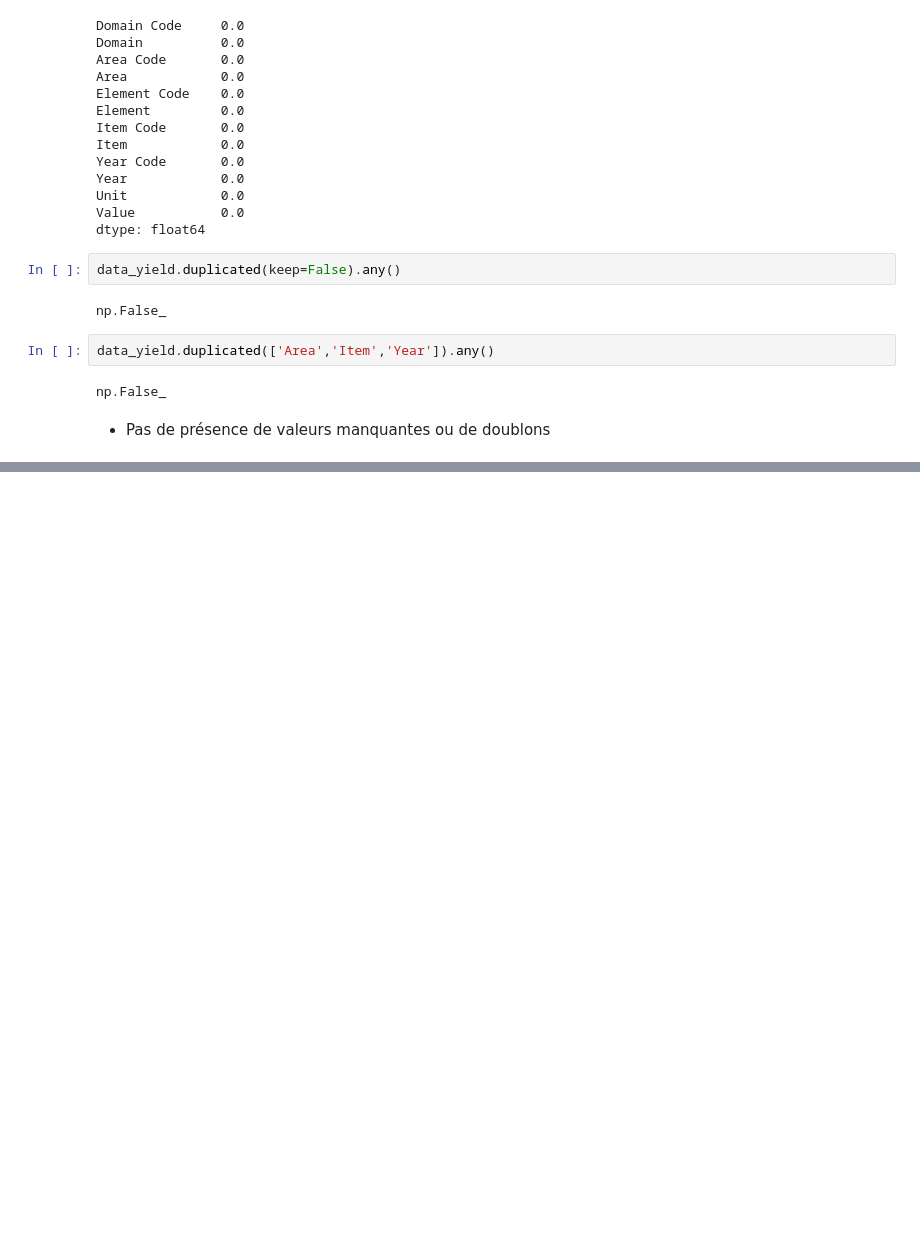
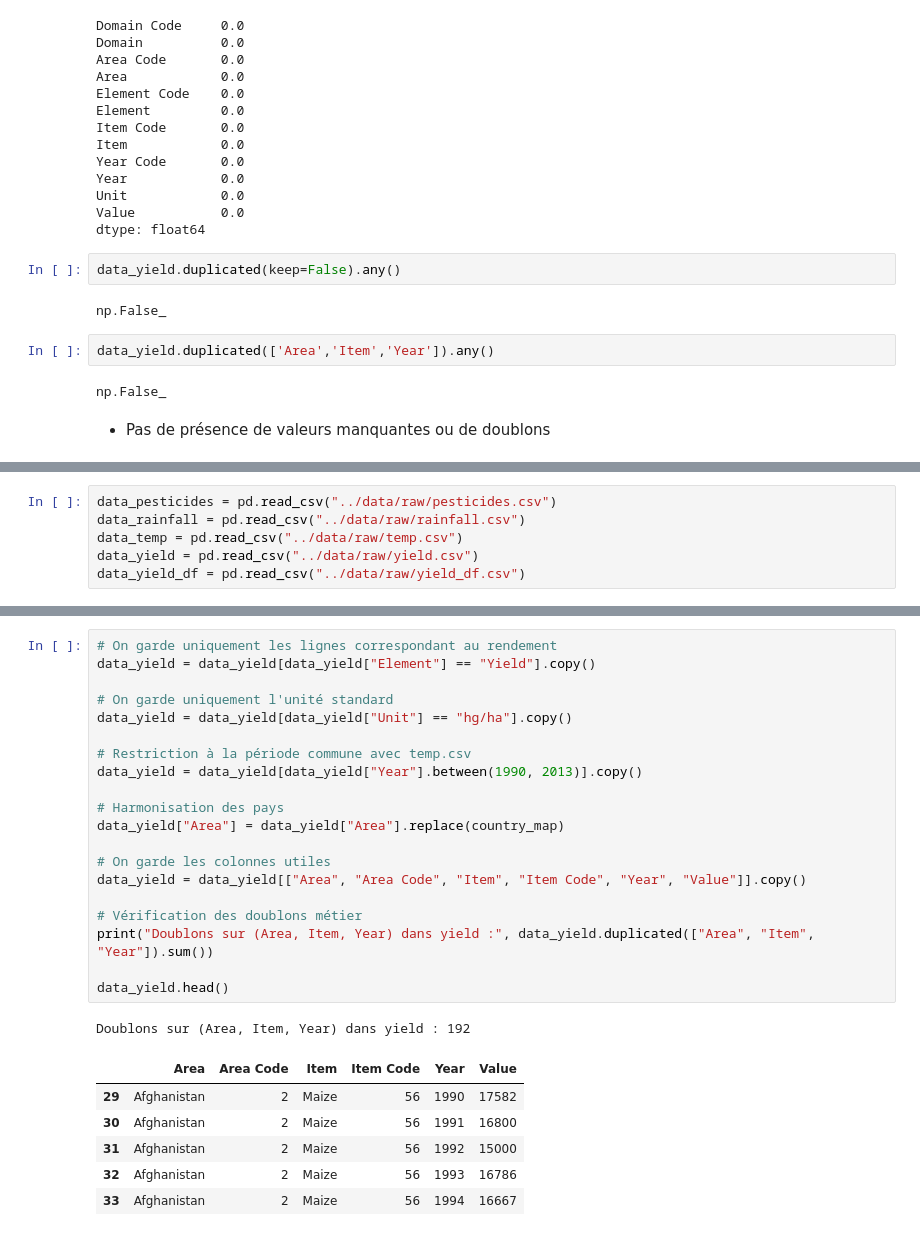
Before and after one commit to SCFlorian/Systeme_recommandation_agricole, a Jupyter notebook: notebooks/notebook_analyse_exploratoire.ipynb, the cells around one changed output, grey strips where cells are left out. Cells and saved outputs as stored; diff of their text form; blank space fills up the shorter version.

```diff
--- a/notebooks/notebook_analyse_exploratoire.ipynb
+++ b/notebooks/notebook_analyse_exploratoire.ipynb
@@ -1401,0 +1102,6 @@ Il n'y a de relation directe entre notre premier dataset (celui pour l'ACP) et l
+# %%
+data_pesticides = pd.read_csv("../data/raw/pesticides.csv")
+data_rainfall = pd.read_csv("../data/raw/rainfall.csv")
+data_temp = pd.read_csv("../data/raw/temp.csv")
+data_yield = pd.read_csv("../data/raw/yield.csv")
+data_yield_df = pd.read_csv("../data/raw/yield_df.csv")
@@ -1401,0 +1154,28 @@ Il n'y a de relation directe entre notre premier dataset (celui pour l'ACP) et l
+# %%
+# On garde uniquement les lignes correspondant au rendement
+data_yield = data_yield[data_yield["Element"] == "Yield"].copy()
+
+# On garde uniquement l'unité standard
+data_yield = data_yield[data_yield["Unit"] == "hg/ha"].copy()
+
+# Restriction à la période commune avec temp.csv
+data_yield = data_yield[data_yield["Year"].between(1990, 2013)].copy()
+
+# Harmonisation des pays
+data_yield["Area"] = data_yield["Area"].replace(country_map)
+
+# On garde les colonnes utiles
+data_yield = data_yield[["Area", "Area Code", "Item", "Item Code", "Year", "Value"]].copy()
+
+# Vérification des doublons métier
+print("Doublons sur (Area, Item, Year) dans yield :", data_yield.duplicated(["Area", "Item", "Year"]).sum())
+
+data_yield.head()
+# %% [output]
+Doublons sur (Area, Item, Year) dans yield : 192
+|  | Area | Area Code | Item | Item Code | Year | Value |
+| 29 | Afghanistan | 2 | Maize | 56 | 1990 | 17582 |
+| 30 | Afghanistan | 2 | Maize | 56 | 1991 | 16800 |
+| 31 | Afghanistan | 2 | Maize | 56 | 1992 | 15000 |
+| 32 | Afghanistan | 2 | Maize | 56 | 1993 | 16786 |
+| 33 | Afghanistan | 2 | Maize | 56 | 1994 | 16667 |
```
Also changed, not shown: parts of 83 cells of this notebook, 5 other files.
